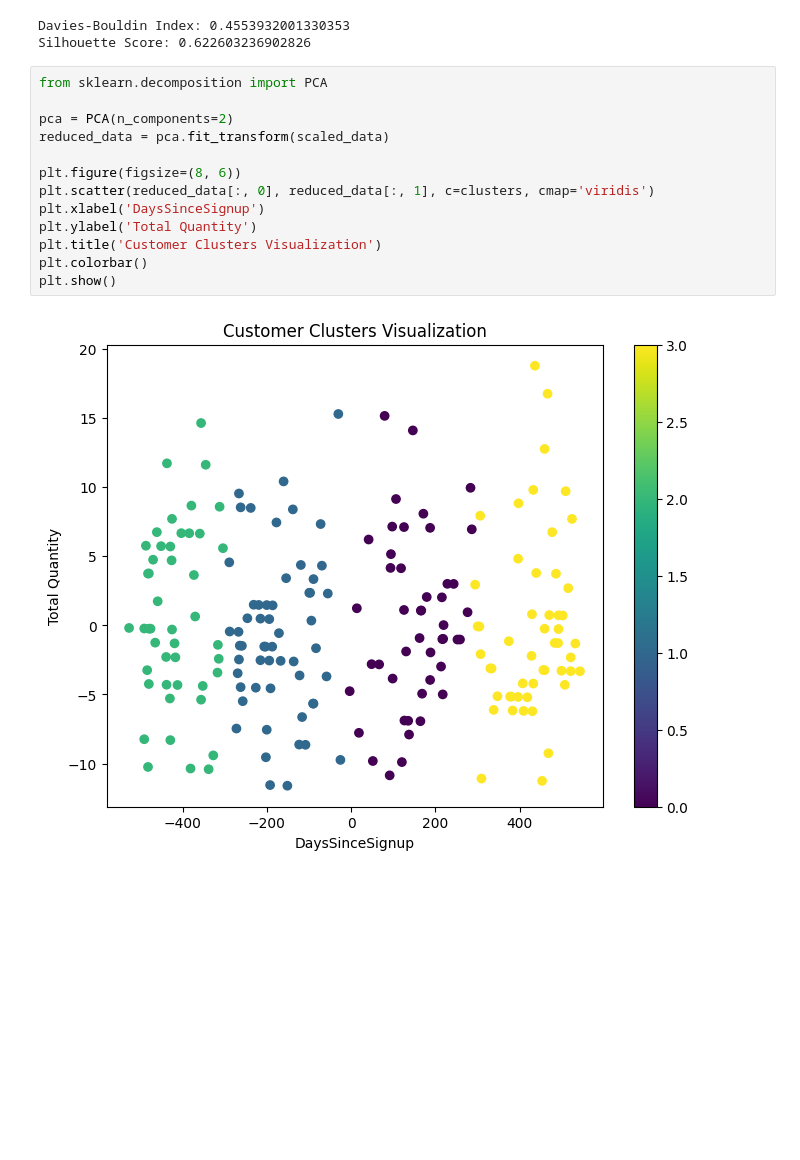
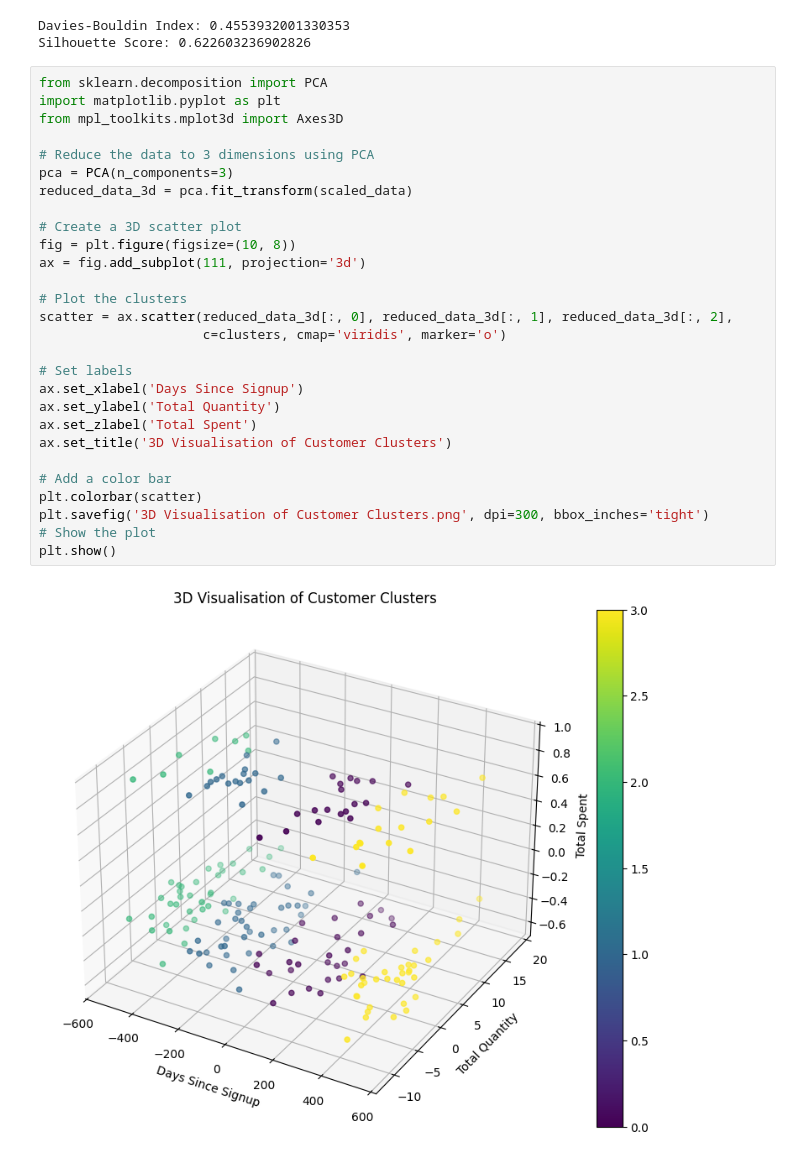
Before and after one commit to Varun1722/zeotap_assignment_data_science, a Jupyter notebook: Varun_Goyal_Clustering.ipynb, the cells around one changed output. Cells and saved outputs as stored; diff of their text form; blank space fills up the shorter version.

```diff
--- a/Varun_Goyal_Clustering.ipynb
+++ b/Varun_Goyal_Clustering.ipynb
@@ -177,16 +178,31 @@ Davies-Bouldin Index: 0.4553932001330353
 Silhouette Score: 0.622603236902826
 # %%
 from sklearn.decomposition import PCA
+import matplotlib.pyplot as plt
+from mpl_toolkits.mplot3d import Axes3D
 
-pca = PCA(n_components=2)
-reduced_data = pca.fit_transform(scaled_data)
+# Reduce the data to 3 dimensions using PCA
+pca = PCA(n_components=3)
+reduced_data_3d = pca.fit_transform(scaled_data)
 
-plt.figure(figsize=(8, 6))
-plt.scatter(reduced_data[:, 0], reduced_data[:, 1], c=clusters, cmap='viridis')
-plt.xlabel('DaysSinceSignup')
-plt.ylabel('Total Quantity')
-plt.title('Customer Clusters Visualization')
-plt.colorbar()
+# Create a 3D scatter plot
+fig = plt.figure(figsize=(10, 8))
+ax = fig.add_subplot(111, projection='3d')
+
+# Plot the clusters
+scatter = ax.scatter(reduced_data_3d[:, 0], reduced_data_3d[:, 1], reduced_data_3d[:, 2],
+                     c=clusters, cmap='viridis', marker='o')
+
+# Set labels
+ax.set_xlabel('Days Since Signup')
+ax.set_ylabel('Total Quantity')
+ax.set_zlabel('Total Spent')
+ax.set_title('3D Visualisation of Customer Clusters')
+
+# Add a color bar
+plt.colorbar(scatter)
+plt.savefig('3D Visualisation of Customer Clusters.png', dpi=300, bbox_inches='tight')
+# Show the plot
 plt.show()
 # %% [output]
-[figure, old version]
+[figure, new version]
```
Also changed, not shown: parts of 1 cell of this notebook, 1 other file.
